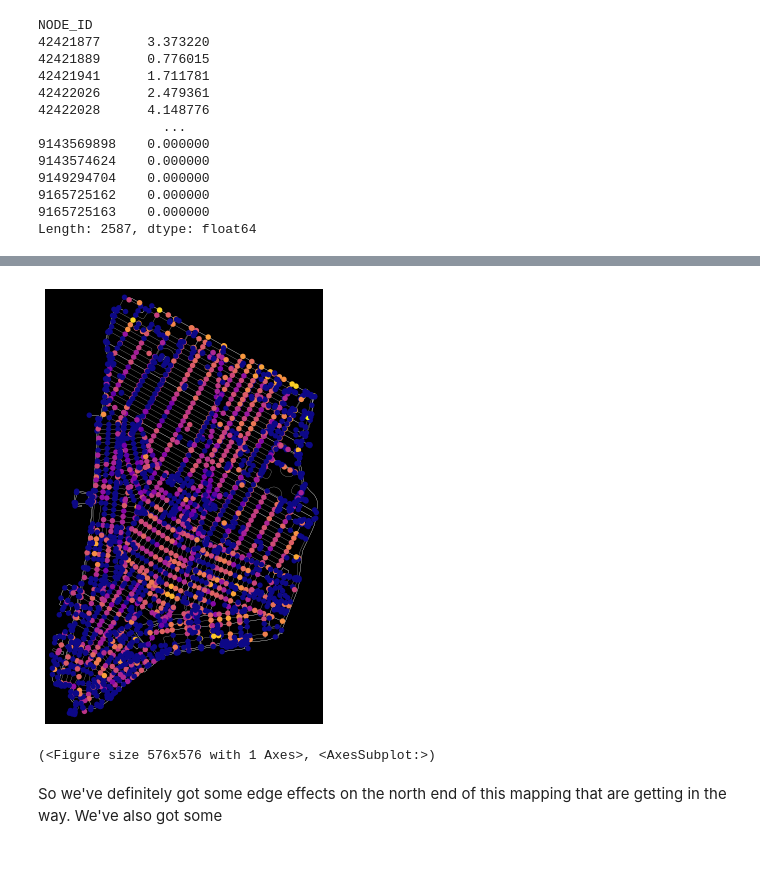
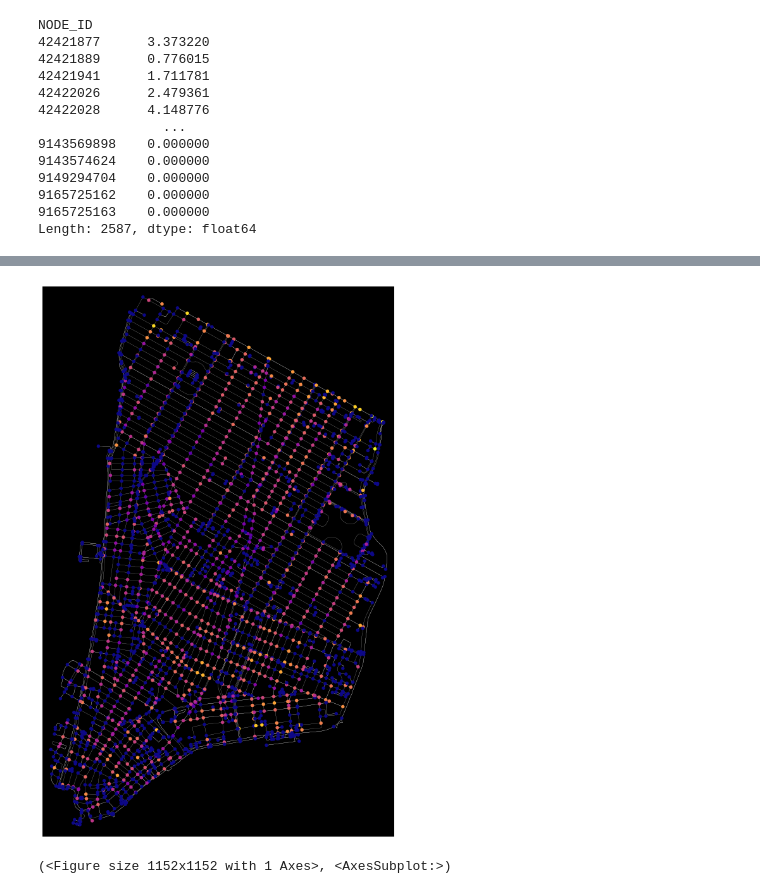
Before and after one commit to clyman23/spoke, a Jupyter notebook: notebooks/maxdumas/danger-metric-exploration.ipynb, the cells around one changed output, grey strips where cells are left out. Drawn from its saved outputs; the diff is of its cells as text; code cells hidden in the pictures; blank space fills up the shorter version.

```diff
--- a/notebooks/maxdumas/danger-metric-exploration.ipynb
+++ b/notebooks/maxdumas/danger-metric-exploration.ipynb
@@ -104,20 +137,19 @@ Length: 2587, dtype: float64
 # %%
 # Now we set the node attributes to be this crash count
 nx.set_node_attributes(G, dict(danger_by_node), "danger")
 # Now we map these to colors
 nc = ox.plot.get_node_colors_by_attr(G, "danger", cmap="plasma")
 # Now we plot the graph with the colors
 ox.plot_graph(
     G,
+    figsize=(16, 16),
     node_color=nc,
     node_size=30,
     node_zorder=2,
     edge_linewidth=0.2,
     edge_color="w",
     bgcolor="k",
 )
 # %% [output]
-[figure, old version]
+[figure, new version]
-(<Figure size 576x576 with 1 Axes>, <AxesSubplot:>)
+(<Figure size 1152x1152 with 1 Axes>, <AxesSubplot:>)
-# %% [markdown]
-So we've definitely got some edge effects on the north end of this mapping that are getting in the way. We've also got some
```
Also changed, not shown: parts of 9 cells of this notebook.
